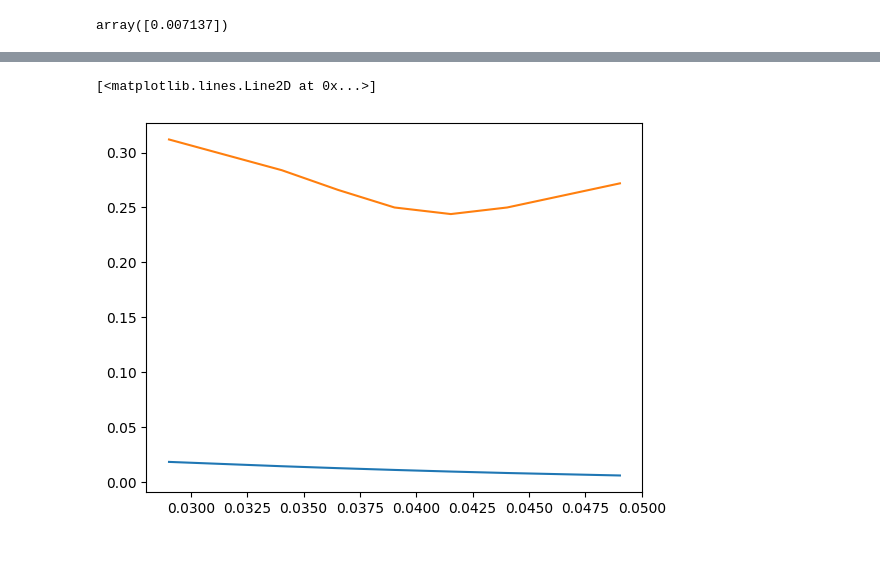
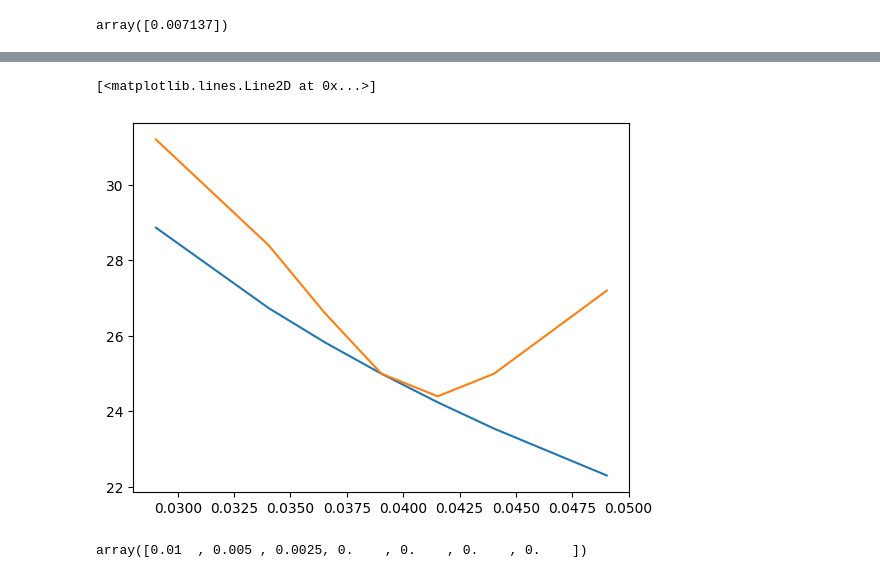
Before and after one commit to usenameFD/Asset-management, a Jupyter notebook: Yield Curve/yield.ipynb, the cells around one changed output, grey strips where cells are left out. Saved outputs shown, nothing was run; the diff lists cells and outputs as text; code cells hidden in the pictures.

Commit message:
Udating vanilla caplet

```diff
--- a/Yield Curve/yield.ipynb
+++ b/Yield Curve/yield.ipynb
@@ -250,23 +252,25 @@ K = (Z-1)/(T_i-T_i_1)
 # %%
 # Recherche de la vol implicite par dichotomie
-sig_inf = 1e-8
-sig_sup = 1e1
-epsi = 1e-8
-sig_moy = (sig_inf + sig_sup)/2
-error = sig_sup - sig_inf
+def dichot(t,Z, K_tilde, T_i_1, T_i, B, P_MKT):
+    sig_inf = 1e-8
+    sig_sup = 1e1
+    epsi = 1e-8
+    sig_moy = (sig_inf + sig_sup)/2
+    error = sig_sup - sig_inf
 
-while error>epsi:
-    p_hw = P_HW(t,Z, K, T_i_1, T_i, B, vol=sig_moy)
-    if p_hw > P_MKT:
-        sig_sup = sig_moy
-    elif p_hw < P_MKT:
-        sig_inf = sig_moy
-    sig_moy = (sig_inf + sig_sup)/2
-    error = np.abs(sig_sup - sig_inf)
+    while error>epsi:
+        p_hw = P_HW(t,Z, K_tilde, T_i_1, T_i, B, vol=sig_moy)
+        if p_hw > P_MKT:
+            sig_sup = sig_moy
+        elif p_hw < P_MKT:
+            sig_inf = sig_moy
+        sig_moy = (sig_inf + sig_sup)/2
+        error = np.abs(sig_sup - sig_inf)
 
-vol_imp = sig_moy
+    return sig_moy
 # %%
 # Vol implicte optimale
+vol_imp = dichot(t,Z, K_tilde, T_i_1, T_i, B, P_MKT)
 vol_imp
 # %% [output]
 0.009270474060870853
@@ -282,8 +286,7 @@ P_HW(t,Z, K, T_i_1, T_i, B, vol_imp)
 array([0.007137])
 # %%
 strikes = K + np.array([-100, -50, -25, 0, 25, 50, 100])/10_000
-
-caplets = np.array([P_HW(t,K, strike, T_i_1, T_i, B, vol_imp) for strike in strikes])
+caplets = np.array([P_HW(t,Z, 1 + (T_i-T_i_1)*strike, T_i_1, T_i, B, vol_imp) for strike in strikes])
 # %%
 plt.plot(strikes, caplets)
 # %% [output]
@@ -303,10 +295,11 @@ def find_vol(caplet, t, Z, K, T_i_1, T_i, B):
 # %%
-#vols = np.array([find_vol(caplet, t, Z, K, T_i_1, T_i, B) for caplet in caplets])
-vols_inst = np.array([sigma(T_i_1, T_i, lambd, vol=vol) for vol in vols])
+L_i = (Z-1)/(T_i-T_i_1)
+vols = np.array([dichot(t,L_i, strike, T_i_1, T_i, B, caplet) for strike,caplet in zip(strikes,caplets)])
+#vols_inst = np.array([sigma(T_i_1, T_i, lambd, vol=vol) for vol in vols])
 # %%
-vol_mkt = np.array([31.2, 28.4, 26.6, 25.0, 24.4, 25.0, 27.2]) / 100
-plt.plot(strikes, vols_inst)
+vol_mkt = np.array([31.2, 28.4, 26.6, 25.0, 24.4, 25.0, 27.2])
+plt.plot(strikes, vols*100)
 plt.plot(strikes, vol_mkt)
 # %% [output]
 [<matplotlib.lines.Line2D at 0x...>]
-[figure, old version]
+[figure, new version]
@@ -314,0 +310,4 @@ plt.plot(strikes, vol_mkt)
+# %%
+payoff
+# %% [output]
+array([0.01  , 0.005 , 0.0025, 0.    , 0.    , 0.    , 0.    ])
```
Also changed, not shown: parts of 11 cells of this notebook.
